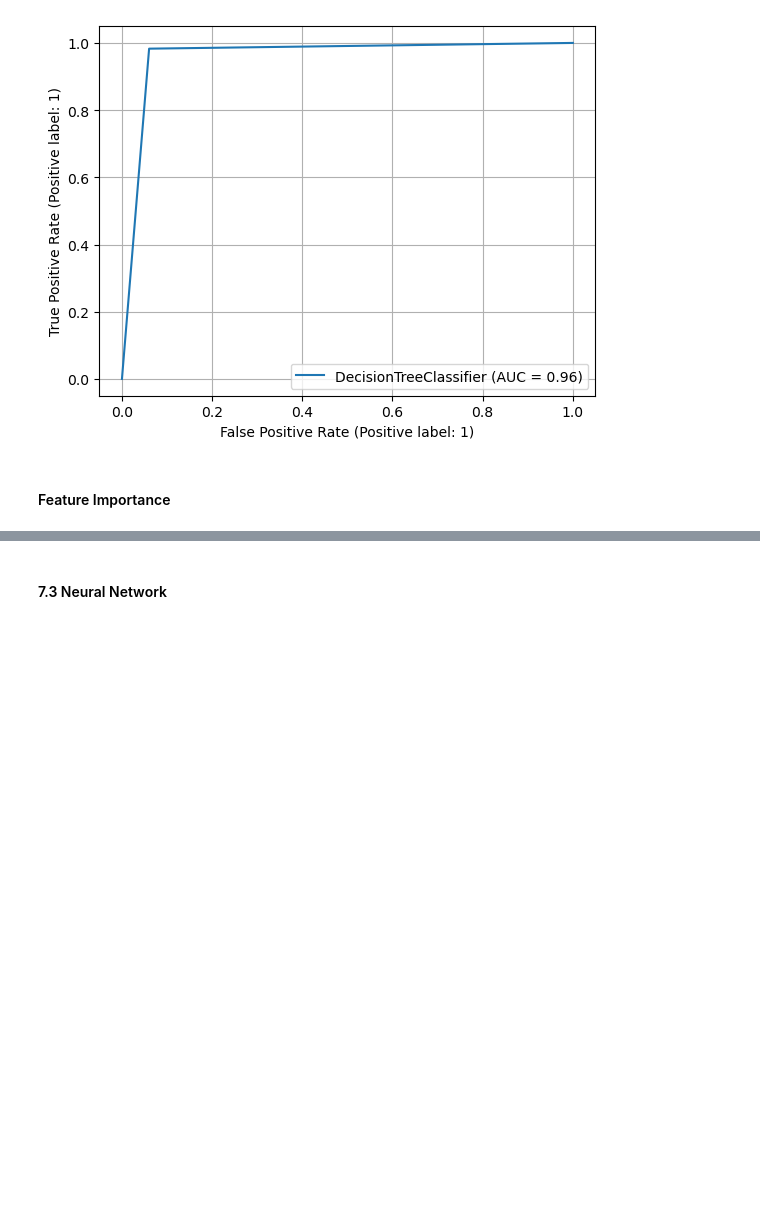
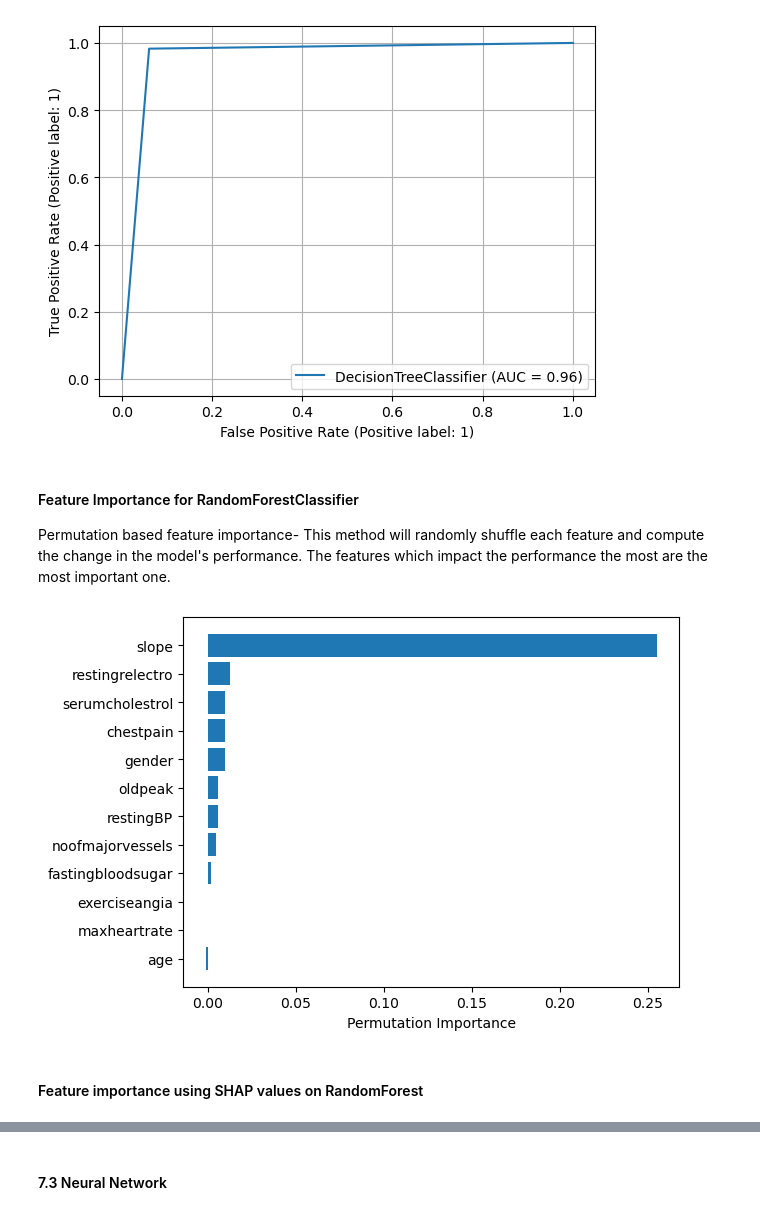
Before and after one commit to see-3pO/Heart_Disease_Prediction, a Jupyter notebook: Heart_Disease_Classifier.ipynb, the cells around one changed output, grey strips where cells are left out. Cells and saved outputs as stored; diff of their text form; code cells hidden in the pictures; blank space fills up the shorter version.

```diff
--- a/Heart_Disease_Classifier.ipynb
+++ b/Heart_Disease_Classifier.ipynb
@@ -852,4 +852,17 @@ roc_auc(tree_model, X_train, X_test, y_train, y_test)
 # %% [output]
 [figure]
 # %% [markdown]
-#### Feature Importance
+#### Feature Importance for RandomForestClassifier
+Permutation based feature importance- This method will randomly shuffle each feature and compute the change in the model's performance. The features which impact the performance the most are the most important one.
+# %%
+from sklearn.inspection import permutation_importance
+
+perm_importance = permutation_importance(rand_model, X_test, y_test)
+# %%
+sorted_index = perm_importance.importances_mean.argsort()
+plt.barh(heart_df.columns[sorted_index], perm_importance.importances_mean[sorted_index])
+plt.xlabel("Permutation Importance");
+# %% [output]
+[figure, added]
+# %% [markdown]
+#### Feature importance using SHAP values on RandomForest
```
Also changed, not shown: parts of 28 cells of this notebook.
